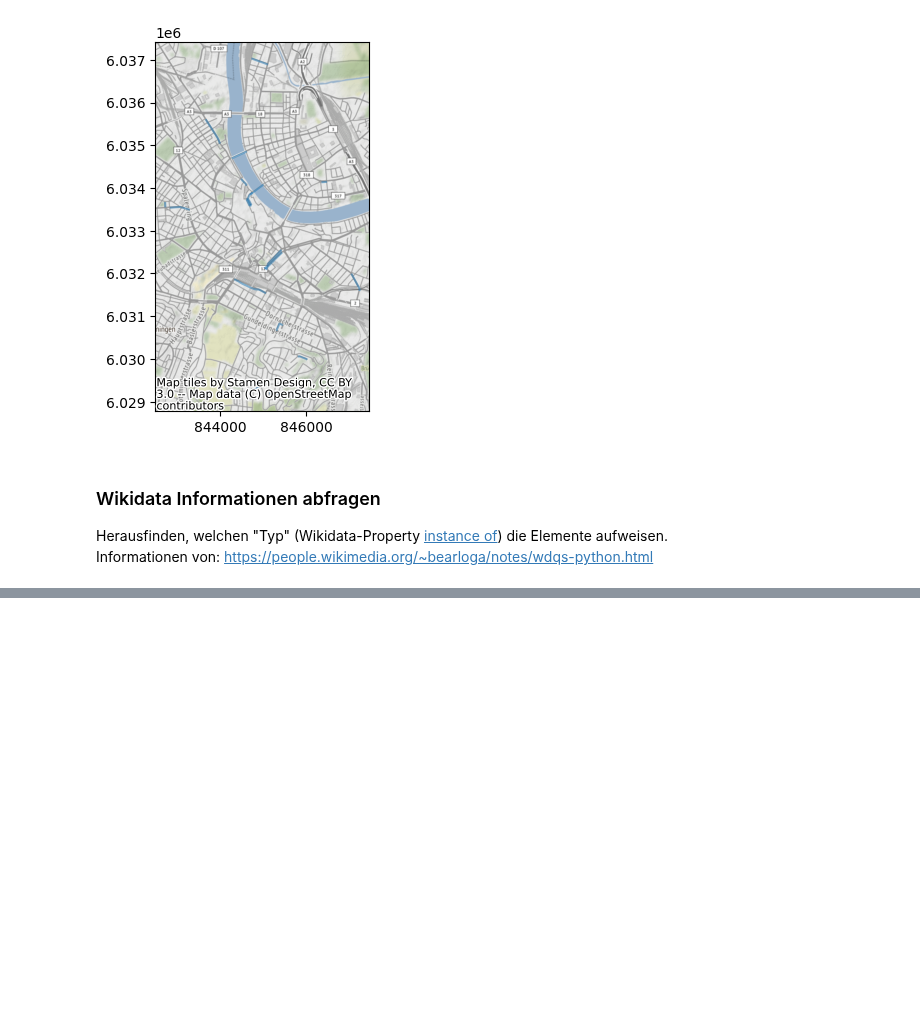
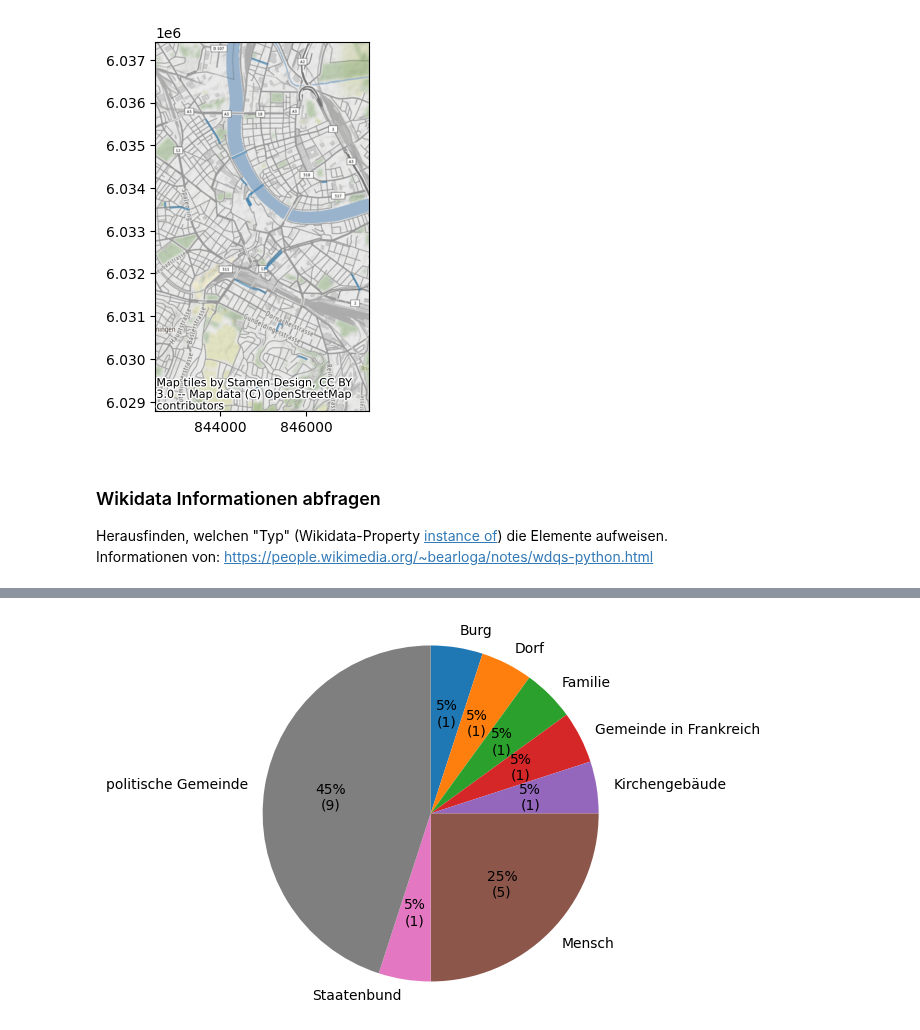
Before and after one commit to CaptainInler/cassda-zertifikatsarbeit, a Jupyter notebook: Dataunderstanding/du-Wikidata.ipynb, the cells around one changed output, grey strips where cells are left out. Drawn from its saved outputs; the diff is of its cells as text; code cells hidden in the pictures; blank space fills up the shorter version.

```diff
--- a/Dataunderstanding/du-Wikidata.ipynb
+++ b/Dataunderstanding/du-Wikidata.ipynb
@@ -167,0 +176,19 @@ query = """SELECT ?nativename ?streetkey WHERE {
+# %%
+wdf = pd.DataFrame()
+
+for wdKey in strInstKeys:
+    #print(wdKey)
+    sparql = queryWdStr(sparql, wdKey)
+    try:
+        results = sparql.query()
+        #print(results.info())
+    except Exception as e:
+        #Prüfen auf Statuscode 429 (Too many Requests). Leider kann der Statuscode nicht abgerufen werden..
+        print("Sollte ein Statuscode 429 auftreten: Anfrage in ca. 30sec wiederholen")
+        print(e)
+        break
+
+    result = results.convert()
+
+    results_df = pd.json_normalize(result['results']['bindings'])
+    wdf = pd.concat([wdf, results_df])
@@ -167,0 +219,15 @@ query = """SELECT ?nativename ?streetkey WHERE {
+# %%
+import matplotlib.pyplot as plt
+
+def make_autopct(values):
+    def my_autopct(pct):
+        total = sum(values)
+        val = int(round(pct*total/100.0))
+        return '{p:.0f}%\n({v:d})'.format(p=pct,v=val)
+    return my_autopct
+# %%
+pltdf = wdf.groupby("benanntTypLabel.value")["benanntTypLabel.value"].count()
+#print(pltdf)
+# %%
+pltdf2 = pd.DataFrame({"typ":pltdf.index, "count":pltdf.values})
+pltdf2.head(10)
@@ -167,0 +244,8 @@ query = """SELECT ?nativename ?streetkey WHERE {
+# %%
+fig1, ax1 = plt.subplots()
+ax1.pie(pltdf2["count"], labels=pltdf2["typ"], autopct=make_autopct(pltdf2["count"]), startangle=90, counterclock=False)
+ax1.axis('equal')  # Equal aspect ratio ensures that pie is drawn as a circle.
+
+plt.show()
+# %% [output]
+[figure, added]
```
Also changed, not shown: parts of 19 cells of this notebook, 1 other file.
